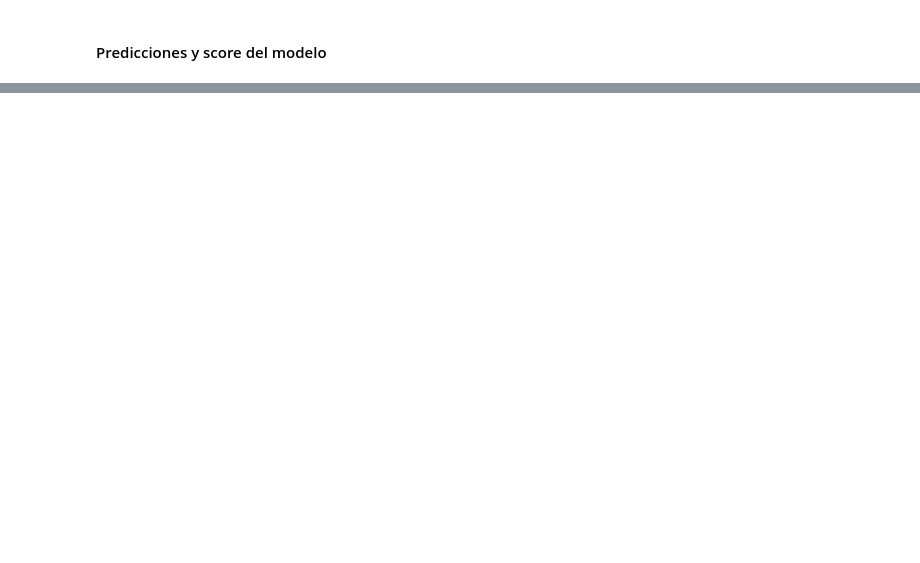
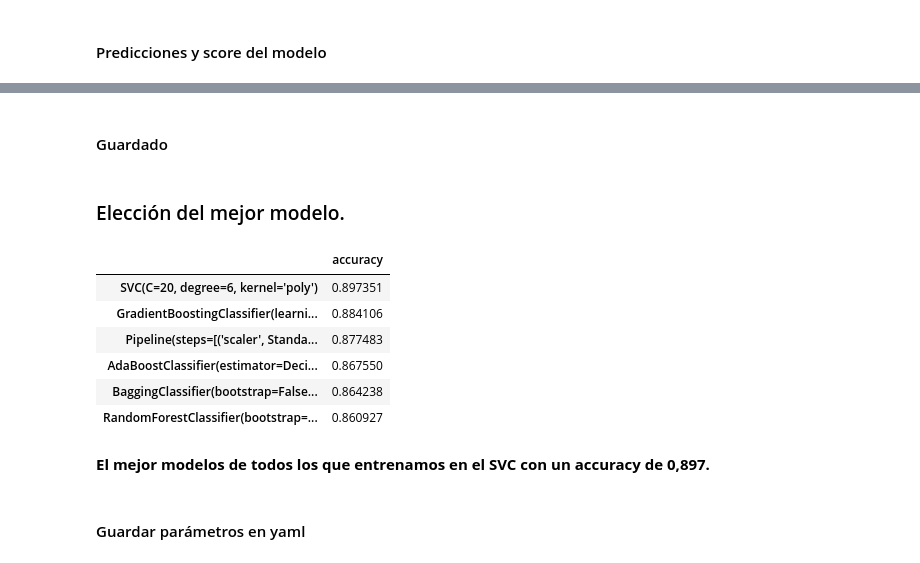
Before and after one commit to Matias-Ibarra/Proyecto_ML, a Jupyter notebook: notebooks/03_Entrenamiento_Evaluacion.ipynb, the cells around one changed output, grey strips where cells are left out. Cells and saved outputs as stored; diff of their text form; code cells hidden in the pictures; blank space fills up the shorter version.

```diff
--- a/notebooks/03_Entrenamiento_Evaluacion.ipynb
+++ b/notebooks/03_Entrenamiento_Evaluacion.ipynb
@@ -657,0 +675,2 @@ sns.heatmap(cm, annot=True)
+# %% [markdown]
+#### Guardado
@@ -657,0 +684,24 @@ sns.heatmap(cm, annot=True)
+# %% [markdown]
+### Elección del mejor modelo.
+# %%
+modelos = [final_rfc, final_gbc, final_svc, final_bc, final_abc, final_gs]
+
+df_modelos = pd.DataFrame(columns=["accuracy"])
+
+for modelo in modelos:
+    accuracy_valor = modelo.score(X_test,y_test)
+    df_modelos.loc[str(modelo)] = accuracy_valor
+
+df_modelos.sort_values(by="accuracy", ascending=False)
+# %% [output]
+|  | accuracy |
+| SVC(C=20, degree=6, kernel='poly') | 0.897351 |
+| GradientBoostingClassifier(learni... | 0.884106 |
+| Pipeline(steps=[('scaler', Standa... | 0.877483 |
+| AdaBoostClassifier(estimator=Deci... | 0.867550 |
+| BaggingClassifier(bootstrap=False... | 0.864238 |
+| RandomForestClassifier(bootstrap=... | 0.860927 |
+# %% [markdown]
+**El mejor modelos de todos los que entrenamos en el SVC con un accuracy de 0,897.**
+# %% [markdown]
+#### Guardar parámetros en yaml
```
Also changed, not shown: parts of 36 cells of this notebook, 1 other file.
